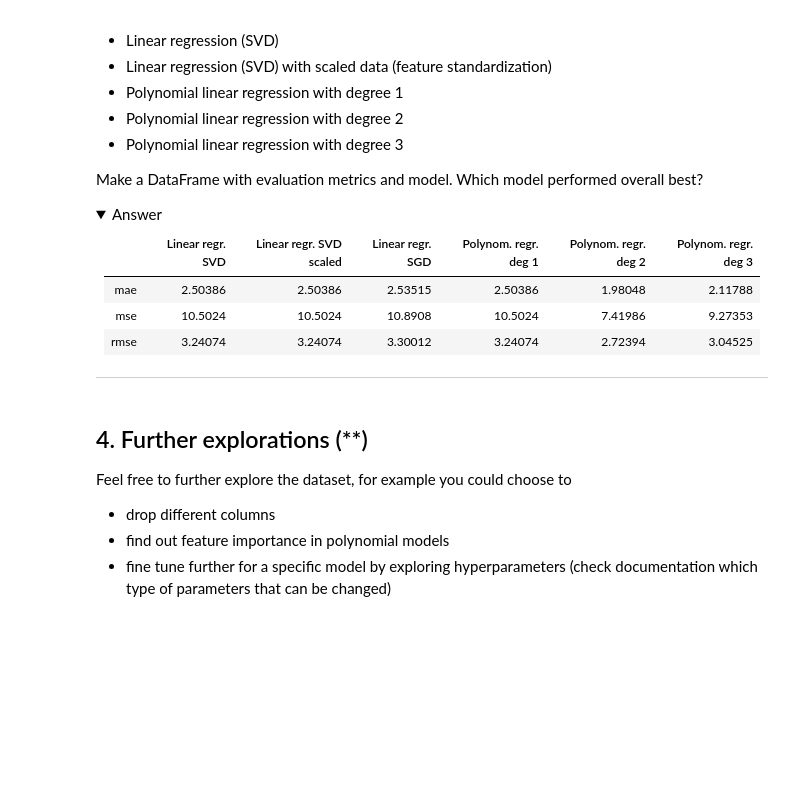
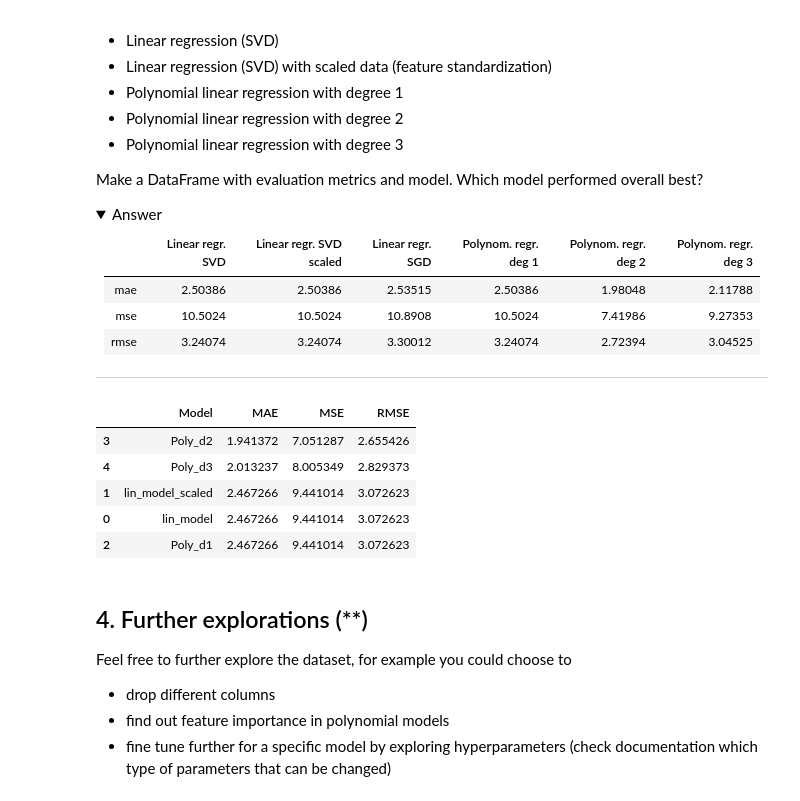
Before and after one commit to JuliaMoa/Machine-Learning, a Jupyter notebook: E01_sklearn.ipynb, the cells around one changed output. Saved outputs shown, nothing was run; the diff lists cells and outputs as text; code cells hidden in the pictures; folded sections open; blank space fills up the shorter version.

```diff
--- a/E01_sklearn.ipynb
+++ b/E01_sklearn.ipynb
@@ -241,22 +247,16 @@ def train_predict_evaluate(X_train, X_test, y_train, y_test, model):
 
     #predict on test set
     y_pred = model.predict(X_test)
-
     #compute metrics
     mae = mean_absolute_error(y_test, y_pred)
     mse = mean_squared_error(y_test, y_pred)
     rmse = np.sqrt(mse)
 
-    #return results in dict
-    return {
-        "MAE" : mae,
-        "MSE" : mse,
-        "RMSE" : rmse
-    }
+    return mae, mse, rmse, y_pred
 
-model = LinearRegression()
+model = LinearRegression() # otränad modell
 
-results = train_predict_evaluate(X_train, X_test, y_train, y_test, model)
+mae, mse, rmse, predictions = train_predict_evaluate(X_train, X_test, y_train, y_test, model) #tränar modellen med hjälp av funktionen
 
-print(results["MAE"], results["MSE"], results["RMSE"])
+print("MAE:", mae, "MSE:", mse, "RMSE:", rmse)
 # %% [output]
@@ -287,6 +287,55 @@ Make a DataFrame with evaluation metrics and model. Which model performed overal
 </details>
 
 ---
+# %%
+from sklearn.preprocessing import StandardScaler
+from sklearn.pipeline import Pipeline
+from sklearn.pipeline import make_pipeline
+from sklearn.preprocessing import PolynomialFeatures
+import pandas as pd
+
+# create MODELS and put in dict
+
+models = {
+    "lin_model" : LinearRegression(),
+
+    "lin_model_scaled" : Pipeline([
+        ("scaler", StandardScaler()), # step name = "scaler"
+        ("linreg", LinearRegression()),
+      ]),
+
+    "Poly_d1" : make_pipeline(
+        PolynomialFeatures(degree=1, include_bias=False),
+        LinearRegression()),
+
+     "Poly_d2" : make_pipeline(
+        PolynomialFeatures(degree=2, include_bias=False),
+        LinearRegression()),
+
+     "Poly_d3" : make_pipeline(
+        PolynomialFeatures(degree=3, include_bias=False),
+        LinearRegression())
+}
+
+# loop through models and use previous function to train/predict/evaluate models to get the metrics
+results = []
+# looping through dict is special
+for name, model in models.items():
+    mae, mse, rmse, y_pred = train_predict_evaluate(X_train, X_test, y_train, y_test, model)
+    results.append([name, mae, mse, rmse])
+
+# DataFrame with results from metrics
+results_df = pd.DataFrame(results, columns=["Model", "MAE", "MSE", "RMSE"])
+
+# the best model will have the lower RMSE
+results_df.sort_values("RMSE")
+# %% [output]
+|  | Model | MAE | MSE | RMSE |
+| 3 | Poly_d2 | 1.941372 | 7.051287 | 2.655426 |
+| 4 | Poly_d3 | 2.013237 | 8.005349 | 2.829373 |
+| 1 | lin_model_scaled | 2.467266 | 9.441014 | 3.072623 |
+| 0 | lin_model | 2.467266 | 9.441014 | 3.072623 |
+| 2 | Poly_d1 | 2.467266 | 9.441014 | 3.072623 |
 # %% [markdown]
 
 ## 4. Further explorations (**)
```
Also changed, not shown: parts of 3 cells of this notebook, 3 other files.
